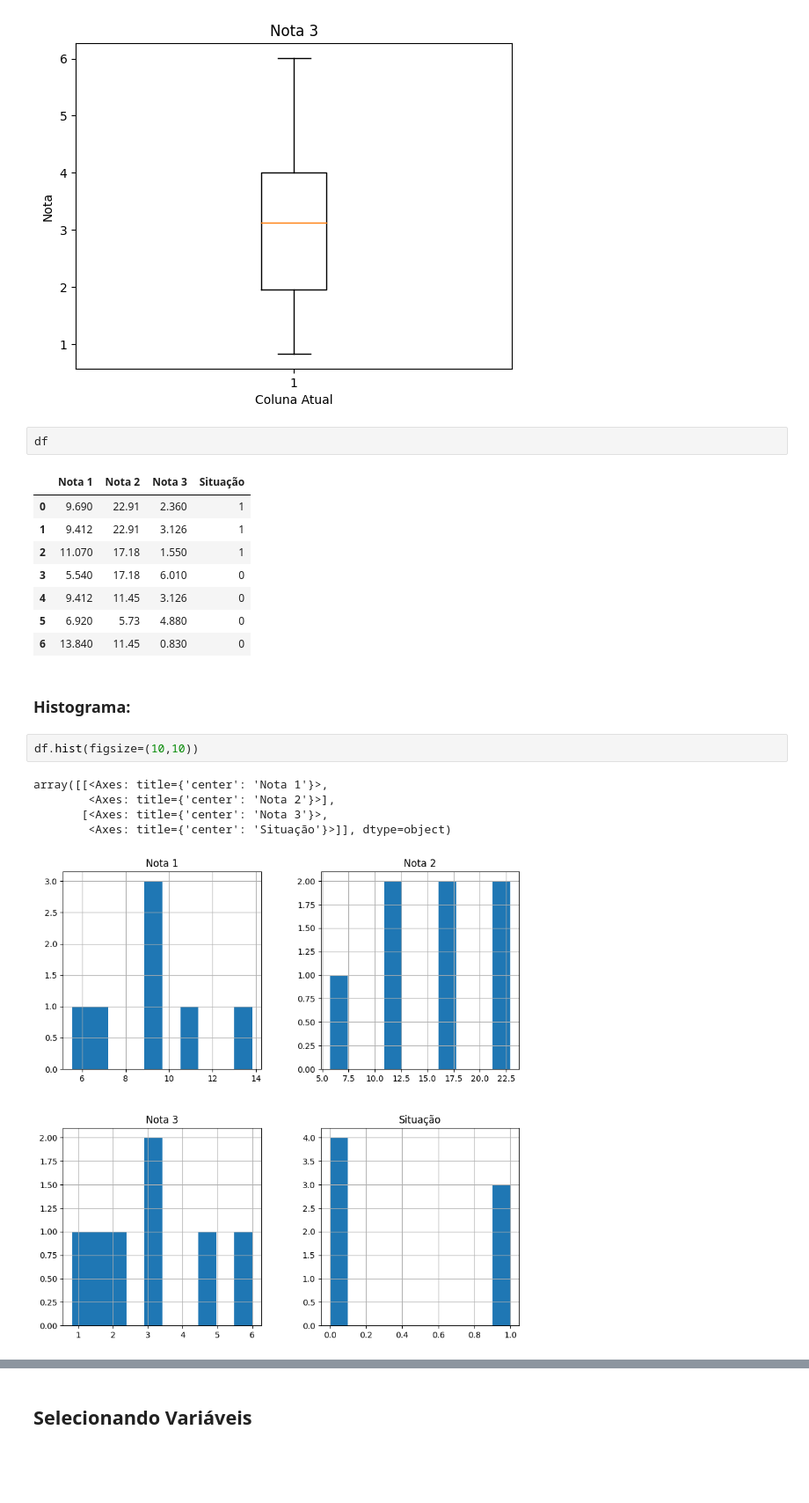
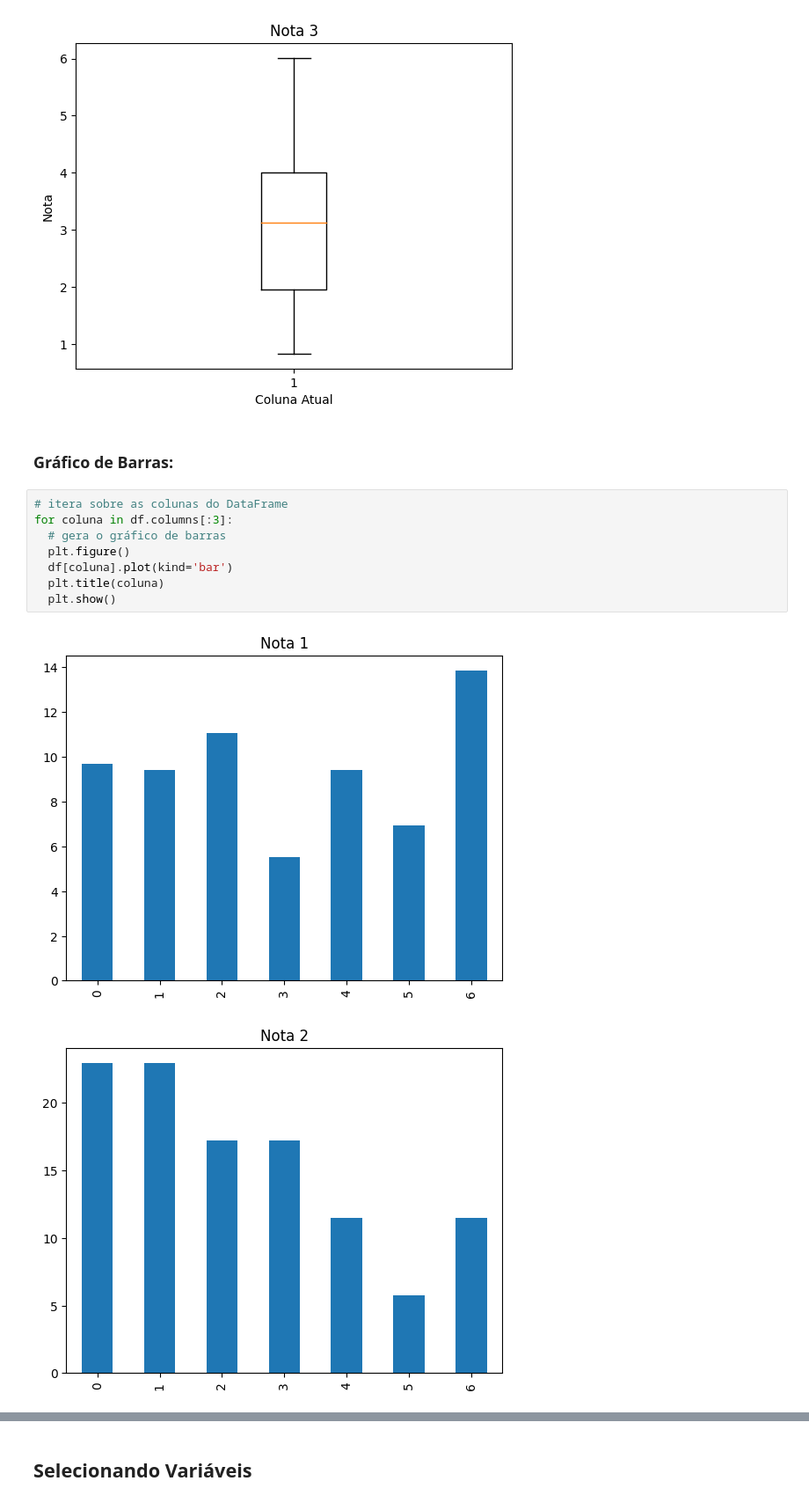
Before and after one commit to Gus-1003/DataScience, a Jupyter notebook: Analise_Dataset_Avaliação_restaurante/Analise_Dataset_Avaliação_restaurante.ipynb, the cells around one changed output, grey strips where cells are left out. Shown: that part at 88% size. Cells and saved outputs as stored; diff of their text form; blank space fills up the shorter version.

```diff
--- a/Analise_Dataset_Avaliação_restaurante/Analise_Dataset_Avaliação_restaurante.ipynb
+++ b/Analise_Dataset_Avaliação_restaurante/Analise_Dataset_Avaliação_restaurante.ipynb
@@ -191,24 +237,16 @@ plt.show()
 [figure]
 [figure]
 [figure]
-# %%
-df
-# %% [output]
-|  | Nota 1 | Nota 2 | Nota 3 | Situação |
-| 0 | 9.690 | 22.91 | 2.360 | 1 |
-| 1 | 9.412 | 22.91 | 3.126 | 1 |
-| 2 | 11.070 | 17.18 | 1.550 | 1 |
-| 3 | 5.540 | 17.18 | 6.010 | 0 |
-| 4 | 9.412 | 11.45 | 3.126 | 0 |
-| 5 | 6.920 | 5.73 | 4.880 | 0 |
-| 6 | 13.840 | 11.45 | 0.830 | 0 |
-# %% [markdown]
-### Histograma:
-# %%
-df.hist(figsize=(10,10))
-# %% [output]
-array([[<Axes: title={'center': 'Nota 1'}>,
-        <Axes: title={'center': 'Nota 2'}>],
-       [<Axes: title={'center': 'Nota 3'}>,
-        <Axes: title={'center': 'Situação'}>]], dtype=object)
-[figure, removed]
+# %% [markdown]
+### Gráfico de Barras:
+# %%
+# itera sobre as colunas do DataFrame
+for coluna in df.columns[:3]:
+  # gera o gráfico de barras
+  plt.figure()
+  df[coluna].plot(kind='bar')
+  plt.title(coluna)
+  plt.show()
+# %% [output]
+[figure, added]
+[figure, added]
```
Also changed, not shown: parts of 30 cells of this notebook.
